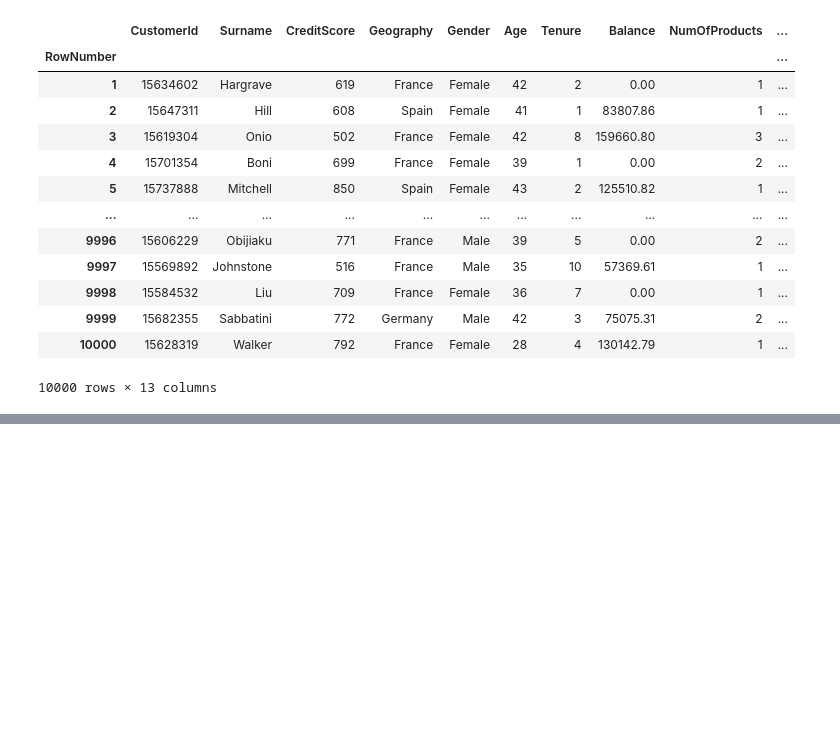
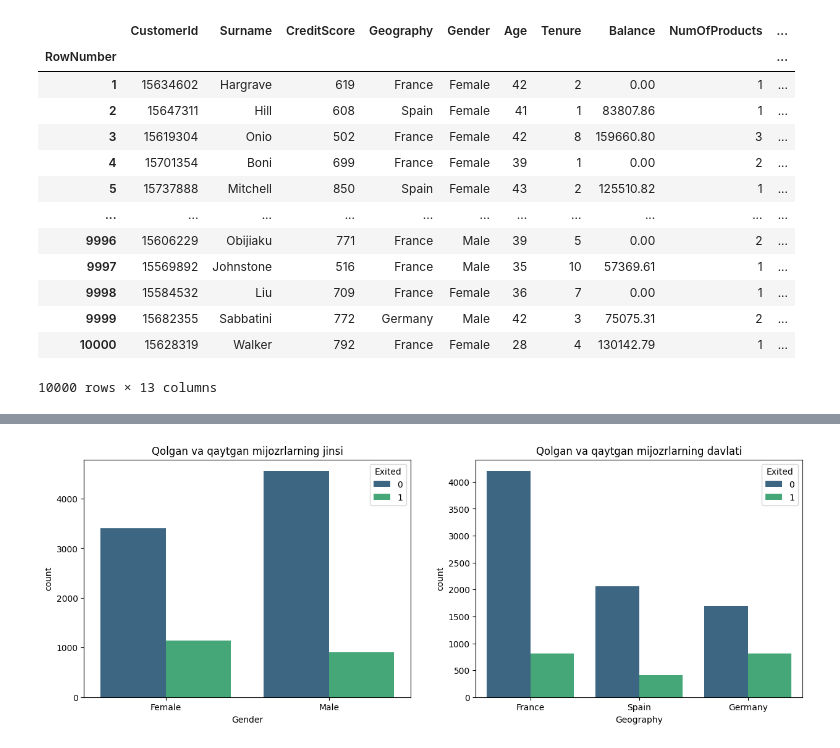
Before and after one commit to ulubeykhuja/Amaliyot, a Jupyter notebook: 18_CUSTOMER_CHURN_18_6_YAKUNIY_AMALIY_VAZIFA_Xujakulov_U.ipynb, the cells around one changed output, grey strips where cells are left out. Drawn from its saved outputs; the diff is of its cells as text; code cells hidden in the pictures; blank space fills up the shorter version.

```diff
--- a/18_CUSTOMER_CHURN_18_6_YAKUNIY_AMALIY_VAZIFA_Xujakulov_U.ipynb
+++ b/18_CUSTOMER_CHURN_18_6_YAKUNIY_AMALIY_VAZIFA_Xujakulov_U.ipynb
@@ -94,0 +243,14 @@ df
+# %%
+# Kategoriyali ustunlarni tahlil qilamiz
+
+fig, axes = plt.subplots(1,2, figsize=(15,5))
+
+sns.countplot(x='Gender', hue='Exited', palette='viridis', data=df, ax=axes[0])
+axes[0].set_title("Qolgan va qaytgan mijozrlarning jinsi")
+
+sns.countplot(x='Geography', hue='Exited', palette='viridis', data=df, ax=axes[1])
+axes[1].set_title("Qolgan va qaytgan mijozrlarning davlati")
+
+plt.show()
+# %% [output]
+[figure, added]
```
Also changed, not shown: parts of 41 cells of this notebook.
